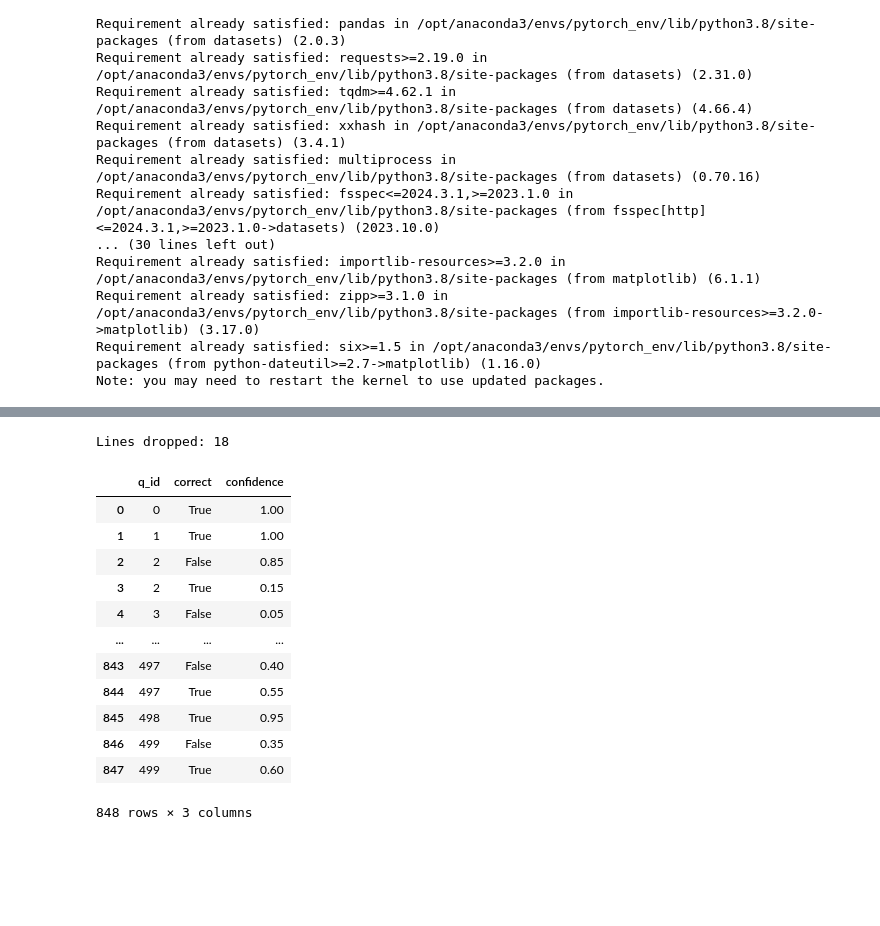
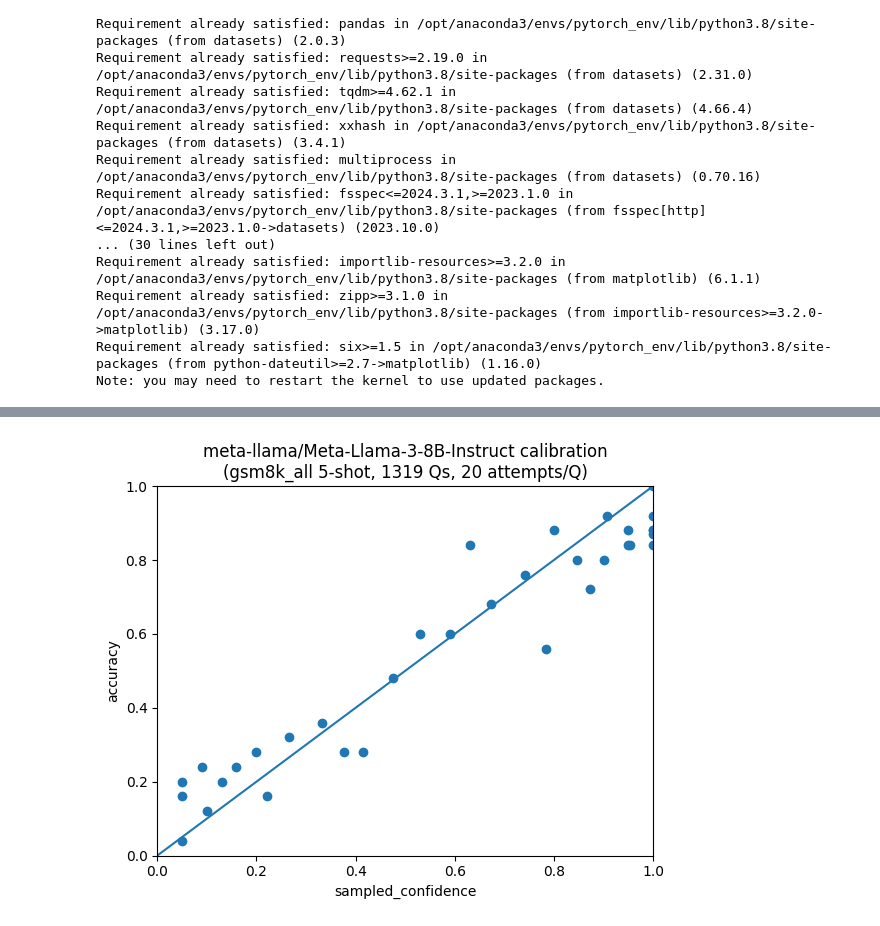
Before and after one commit to jamesyc23/alamere, a Jupyter notebook: confidence.ipynb, the cells around one changed output, grey strips where cells are left out. Cells and saved outputs as stored; diff of their text form; code cells hidden in the pictures; blank space fills up the shorter version.

```diff
--- a/confidence.ipynb
+++ b/confidence.ipynb
@@ -177,23 +208,18 @@ gsm8k_all.write_requests_file(
-# %%
-gsm8k_all_results_llama3_8b = Results(
-    dataset=gsm8k_all,
-    results_file_path="results/results_gsm8k_llama3_8b_500q_20a_broken.jsonl",
-)
-# %% [output]
-Lines dropped: 18
-# %%
-gsm8k_all_results_llama3_8b.get_top1_confs()
-# %% [output]
-|  | q_id | correct | confidence |
-| 0 | 0 | True | 1.00 |
-| 1 | 1 | True | 1.00 |
-| 2 | 2 | False | 0.85 |
-| 3 | 2 | True | 0.15 |
-| 4 | 3 | False | 0.05 |
-| ... | ... | ... | ... |
-| 843 | 497 | False | 0.40 |
-| 844 | 497 | True | 0.55 |
-| 845 | 498 | True | 0.95 |
-| 846 | 499 | False | 0.35 |
-| 847 | 499 | True | 0.60 |
-848 rows × 3 columns
+# %%
+gsm8k_all_llama3_8b = CalibrationRun(
+    dataset=gsm8k_all,
+    model_name="meta-llama/Meta-Llama-3-8B-Instruct",
+    num_questions=1319,
+    num_attempts_per_question=20,
+    num_shots=5,
+    max_response_tokens=1000,
+    requests_file_path="requests/gsm8k_requests_all_llama3_8b.jsonl",
+    results_file_path="results/gsm8k_results_all_llama3_8b.jsonl",
+)
+gsm8k_all_llama3_8b.write_requests_file()
+# gsm8k_all_llama3_8b.read_results_file()
+# gsm8k_all_llama3_8b.top1_acc()
+# %%
+gsm8k_all_llama3_8b.plot_estimated_confidence_vs_accuracy()
+# %% [output]
+[figure, added]
```
Also changed, not shown: parts of 6 cells of this notebook, 1 other file.
